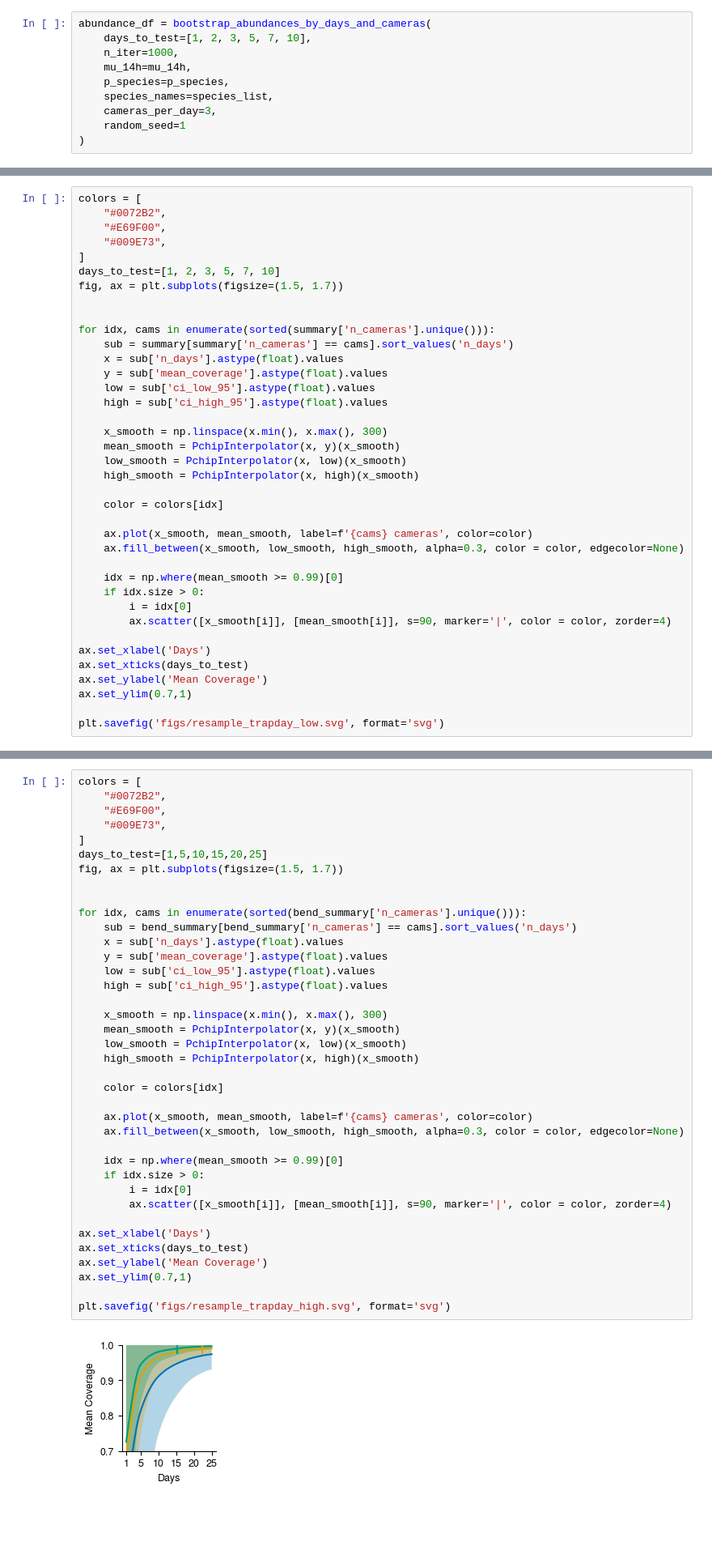
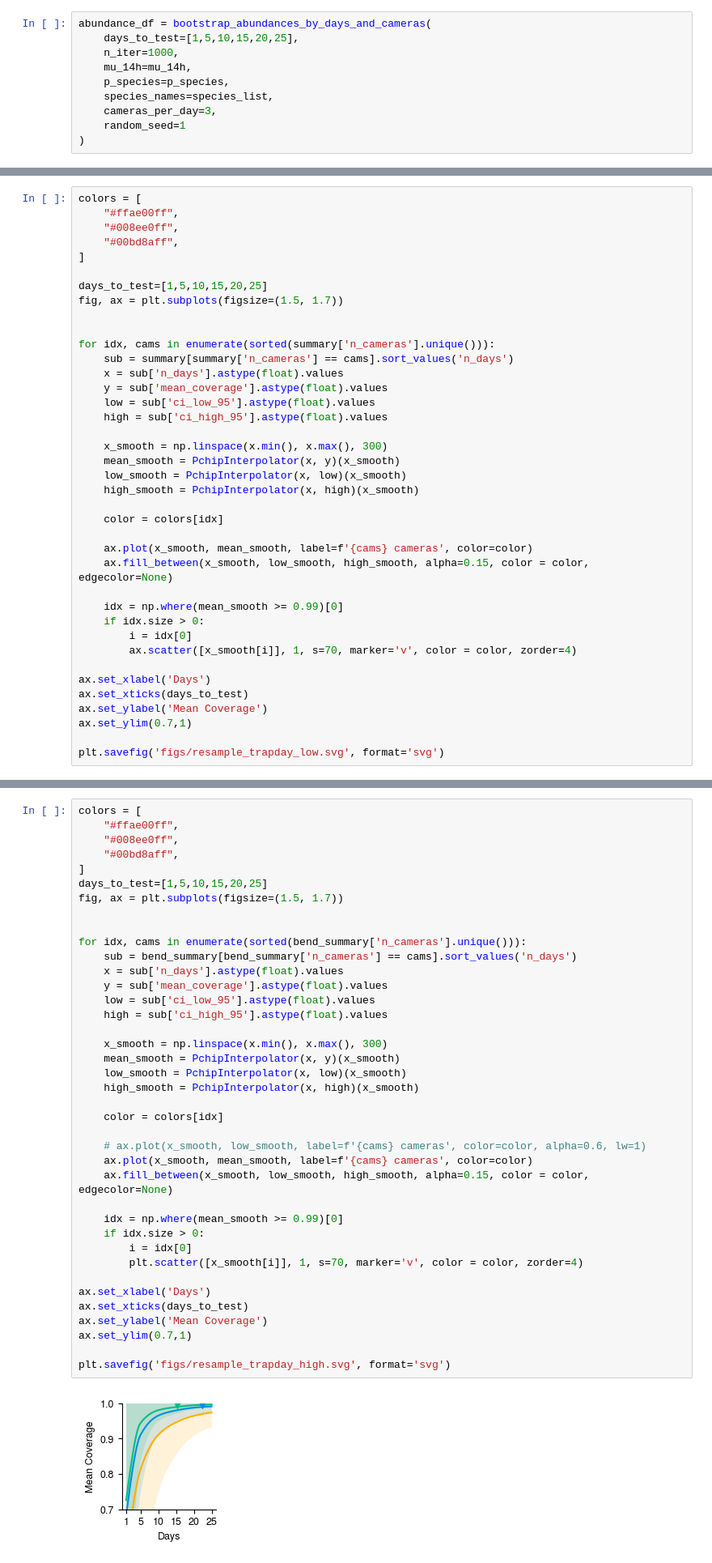
Before and after one commit to mparkergetz/bee_cam_data_processing, a Jupyter notebook: nb7_trapday_resampling.ipynb, the cells around one changed output, grey strips where cells are left out. Shown: that part at 81% size. Drawn from its saved outputs; the diff is of its cells as text; blank space fills up the shorter version.

```diff
--- a/nb7_trapday_resampling.ipynb
+++ b/nb7_trapday_resampling.ipynb
@@ -177,7 +177,7 @@ def bootstrap_abundances_by_days_and_cameras(
     return pd.DataFrame(records)
 # %%
 abundance_df = bootstrap_abundances_by_days_and_cameras(
-    days_to_test=[1, 2, 3, 5, 7, 10],
+    days_to_test=[1,5,10,15,20,25],
     n_iter=1000,
     mu_14h=mu_14h,
     p_species=p_species,
@@ -243,11 +243,12 @@ summary
 from scipy.interpolate import PchipInterpolator
 # %%
 colors = [
-    "#0072B2",
-    "#E69F00",
-    "#009E73",
+    "#ffae00ff",
+    "#008ee0ff",
+    "#00bd8aff",
 ]
-days_to_test=[1, 2, 3, 5, 7, 10]
+
+days_to_test=[1,5,10,15,20,25]
 fig, ax = plt.subplots(figsize=(1.5, 1.7))
 
 
@@ -266,12 +267,12 @@ for idx, cams in enumerate(sorted(summary['n_cameras'].unique())):
     color = colors[idx]
 
     ax.plot(x_smooth, mean_smooth, label=f'{cams} cameras', color=color)
-    ax.fill_between(x_smooth, low_smooth, high_smooth, alpha=0.3, color = color, edgecolor=None)
+    ax.fill_between(x_smooth, low_smooth, high_smooth, alpha=0.15, color = color, edgecolor=None)
 
     idx = np.where(mean_smooth >= 0.99)[0]
     if idx.size > 0:
         i = idx[0]
-        ax.scatter([x_smooth[i]], [mean_smooth[i]], s=90, marker='|', color = color, zorder=4)
+        ax.scatter([x_smooth[i]], 1, s=70, marker='v', color = color, zorder=4)
 
 ax.set_xlabel('Days')
 ax.set_xticks(days_to_test)
@@ -338,41 +339,42 @@ bend_summary
 | 17 | 3 | 25 | 0.996698 | 0.003879 | 0.000123 | 0.987284 | 1.0 |
 # %%
 colors = [
-    "#0072B2",
-    "#E69F00",
-    "#009E73",
+    "#ffae00ff",
+    "#008ee0ff",
+    "#00bd8aff",
 ]
 days_to_test=[1,5,10,15,20,25]
 fig, ax = plt.subplots(figsize=(1.5, 1.7))
 
 
 for idx, cams in enumerate(sorted(bend_summary['n_cameras'].unique())):
     sub = bend_summary[bend_summary['n_cameras'] == cams].sort_values('n_days')
     x = sub['n_days'].astype(float).values
     y = sub['mean_coverage'].astype(float).values
     low = sub['ci_low_95'].astype(float).values
     high = sub['ci_high_95'].astype(float).values
 
     x_smooth = np.linspace(x.min(), x.max(), 300)
     mean_smooth = PchipInterpolator(x, y)(x_smooth)
     low_smooth = PchipInterpolator(x, low)(x_smooth)
     high_smooth = PchipInterpolator(x, high)(x_smooth)
 
     color = colors[idx]
 
+    # ax.plot(x_smooth, low_smooth, label=f'{cams} cameras', color=color, alpha=0.6, lw=1)
     ax.plot(x_smooth, mean_smooth, label=f'{cams} cameras', color=color)
-    ax.fill_between(x_smooth, low_smooth, high_smooth, alpha=0.3, color = color, edgecolor=None)
+    ax.fill_between(x_smooth, low_smooth, high_smooth, alpha=0.15, color = color, edgecolor=None)
 
     idx = np.where(mean_smooth >= 0.99)[0]
     if idx.size > 0:
         i = idx[0]
-        ax.scatter([x_smooth[i]], [mean_smooth[i]], s=90, marker='|', color = color, zorder=4)
+        plt.scatter([x_smooth[i]], 1, s=70, marker='v', color = color, zorder=4)
 
 ax.set_xlabel('Days')
 ax.set_xticks(days_to_test)
 ax.set_ylabel('Mean Coverage')
 ax.set_ylim(0.7,1)
 
 plt.savefig('figs/resample_trapday_high.svg', format='svg')
 # %% [output]
-[figure, old version]
+[figure, new version]
```
Also changed, not shown: parts of 3 cells of this notebook, 2 other files.
